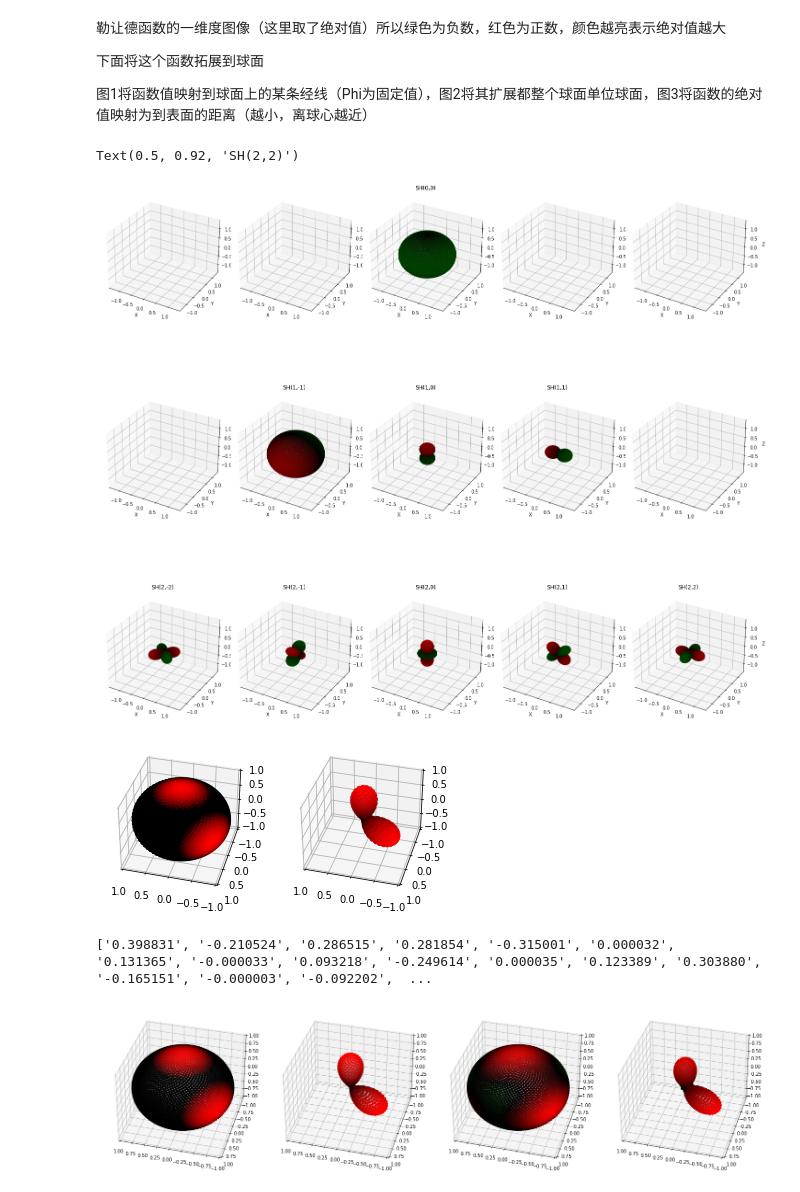
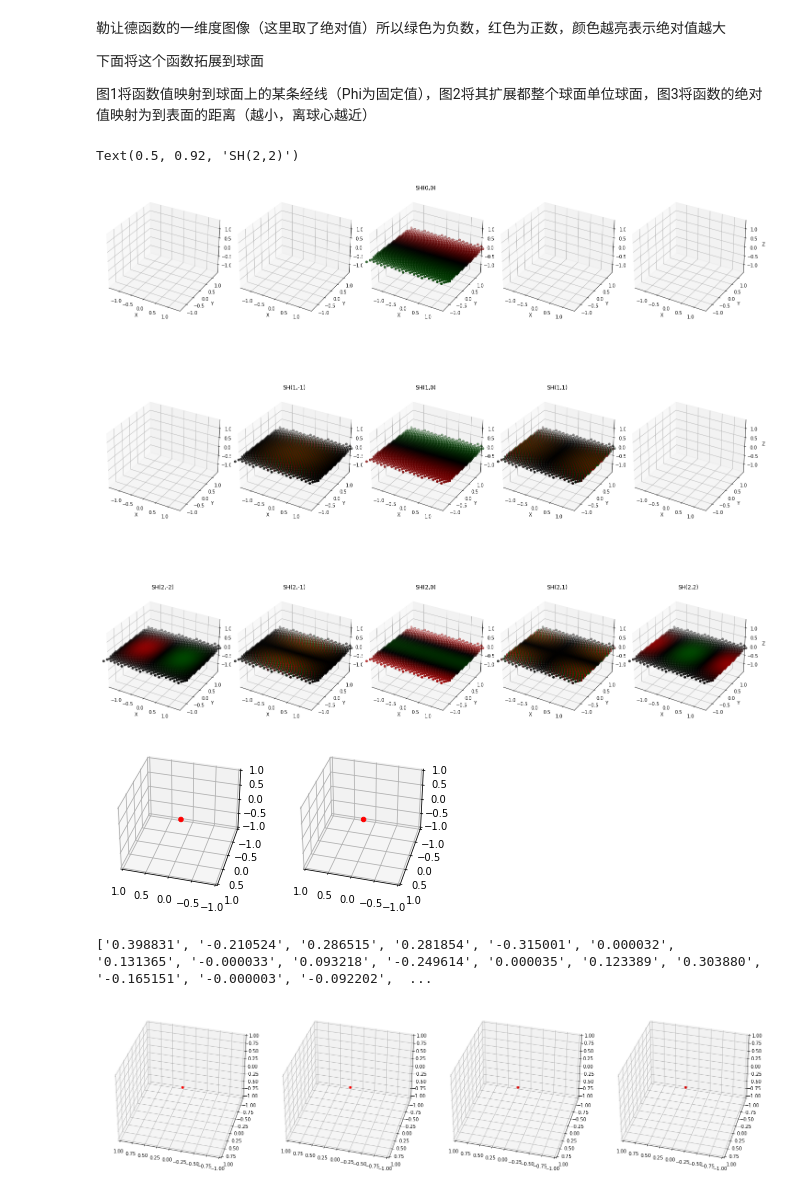
Before and after one commit to fancyzero/SphericalHarmonicNotebook, a Jupyter notebook: MyPrt.ipynb, the cells around one changed output. Drawn from its saved outputs; the diff is of its cells as text; code cells hidden in the pictures.

```diff
--- a/MyPrt.ipynb
+++ b/MyPrt.ipynb
@@ -244,9 +244,9 @@ def plotSphericalSamples(func, sphericalSampleCoords, ax=None, showSphere = Fals
         if showSphere:
             vv = math.copysign(1,v)
 
-        x.append(theta)
-        y.append(phi)
-        z.append(0)
+        x.append(xx*abs(vv))
+        y.append(yy*abs(vv))
+        z.append(zz*abs(vv))
         if v > 1 :
             v = 1
         if v < -1:
@@ -305,36 +305,36 @@ def grad( func, theta ,phi):
     b = func(theta, phi+delta)
     c = func(theta, phi)
 
 
-    return ((a-c)/delta, (b-c)/delta)[1]
+    return ((a-c)/delta, (b-c)/delta)
 
 laplaceOfSH = partial(divergance,partial(grad, partial(SH,1,0)))
 
 
 #可视化前三阶的球谐函数图像
 
 coords = getSphericalSampleCoords(2000)
-plotSphericalSamples(partial(grad,partial(SH,1,0)),  coords,  ax=axes[0,2] , showSphere=True)
+plotSphericalSamples(laplaceOfSH,  coords,  ax=axes[0,2] , showSphere=True)
 axes[0,2].set_title("SH(0,0)")
 plotSphericalSamples(partial(SH, 1, -1),   coords,axes[1,1] , showSphere=True )
 axes[1,1].set_title("SH(1,-1)")
 plotSphericalSamples(partial(SH, 1, 0),  coords, axes[1,2] )
 axes[1,2].set_title("SH(1,0)")
 plotSphericalSamples(partial(SH, 1, 1),   coords,axes[1,3] )
 axes[1,3].set_title("SH(1,1)")
 plotSphericalSamples(partial(SH, 2, -2),  coords, axes[2,0] )
 axes[2,0].set_title("SH(2,-2)")
 plotSphericalSamples(partial(SH, 2, -1),   coords,axes[2,1] )
 axes[2,1].set_title("SH(2,-1)")
 plotSphericalSamples(partial(SH, 2, 0),  coords, axes[2,2] )
 axes[2,2].set_title("SH(2,0)")
 plotSphericalSamples(partial(SH, 2, 1),  coords, axes[2,3] )
 axes[2,3].set_title("SH(2,1)")
 plotSphericalSamples(partial(SH, 2, 2),  coords, axes[2,4] )
 axes[2,4].set_title("SH(2,2)")
 # %% [output]
 Text(0.5, 0.92, 'SH(2,2)')
-[figure, old version]
+[figure, new version]
 # %%
 def myFunc(theta, phi):
     return max(0, 5*math.cos(phi)-4) + max(0, -4*math.sin(phi-math.pi)*math.cos(theta-2.5)-3)
@@ -348,7 +348,7 @@ axes[1].view_init(35,45+60)
 plotSphericalSamples(myFunc,coords, axes[0],showSphere=True)
 plotSphericalSamples(myFunc,coords, axes[1])
 # %% [output]
-[figure, old version]
+[figure, new version]
 # %%
 # projection
 # project into 9 sh basis
@@ -400,7 +400,7 @@ plotSphericalSamples(myFunc, coords, axes[1])
 plotSphericalSamples(f, coords,axes[2], showSphere=True)
 plotSphericalSamples(f, coords,axes[3])
 # %% [output]
-[figure, old version]
+[figure, new version]
 # %%
 #The Killer one
 #first we define a transfer funcion ( which just a occlusion map)
```
Also changed, not shown: parts of 2 cells of this notebook.
